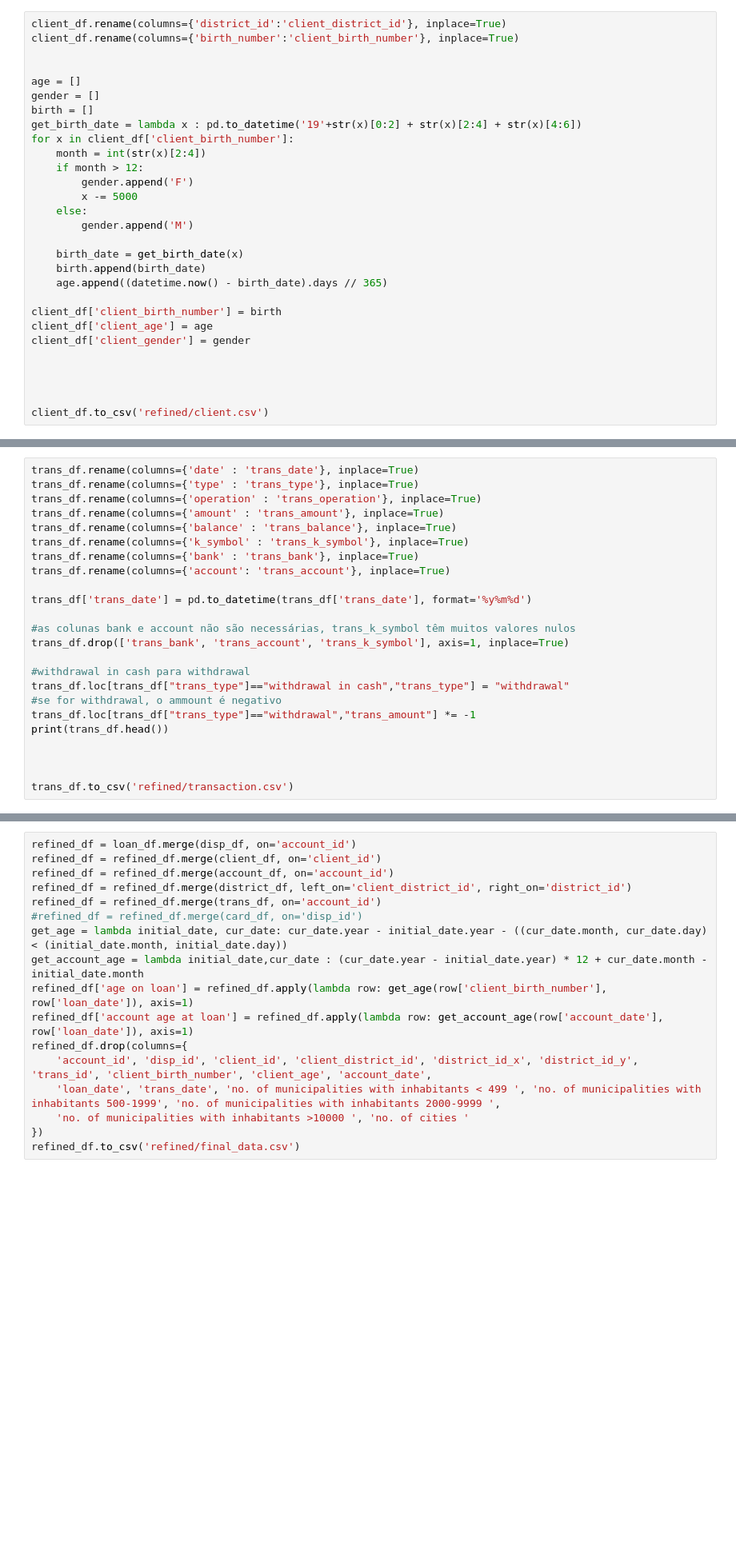
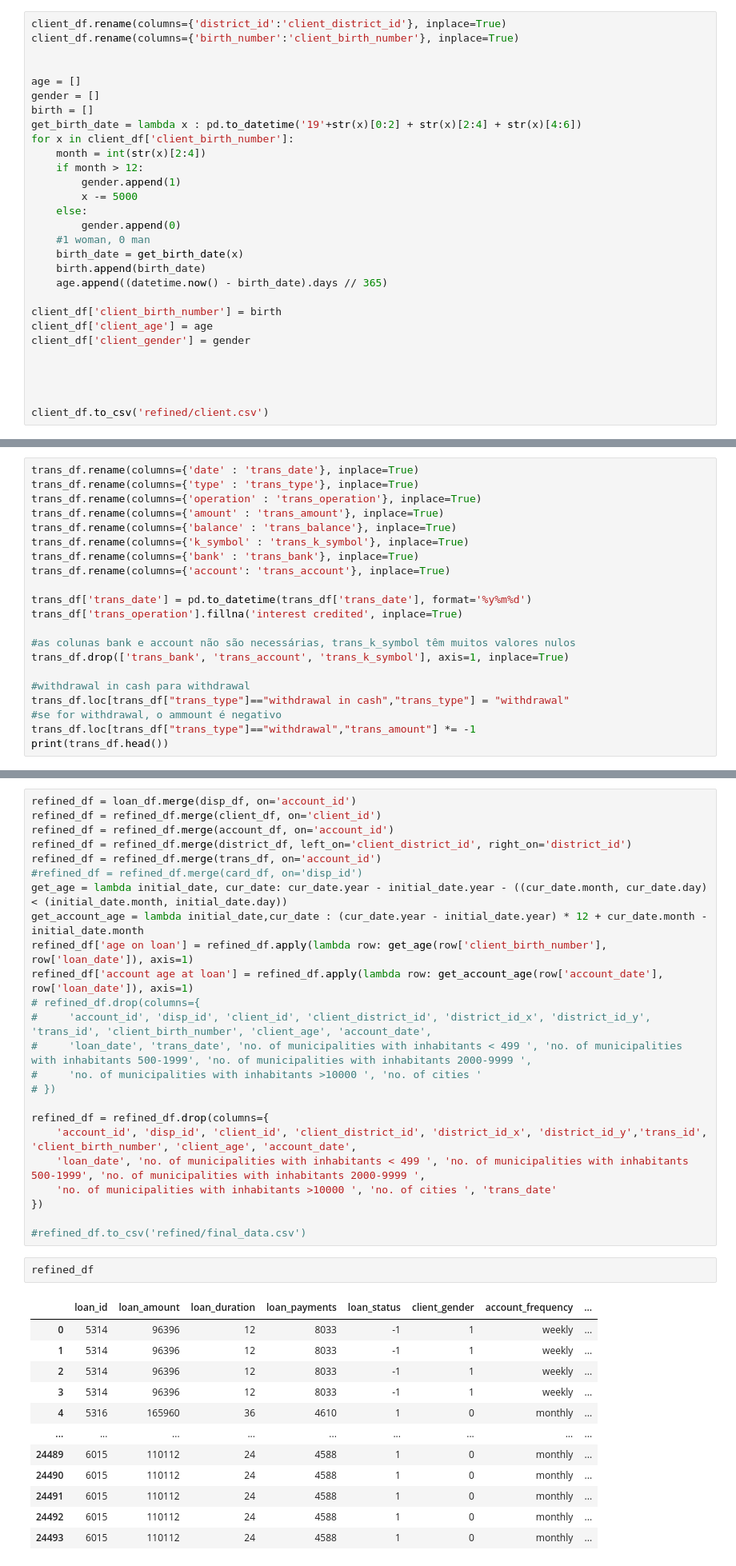
Before and after one commit to BernardoFerreira00/AC-Project, a Jupyter notebook: Notebooks/data processing.ipynb, the cells around one changed output, grey strips where cells are left out. Shown at 80% size. Cells and saved outputs as stored; diff of their text form; blank space fills up the shorter version.

Commit message:
data processing done

```diff
--- a/Notebooks/data processing.ipynb
+++ b/Notebooks/data processing.ipynb
@@ -48,11 +49,11 @@ get_birth_date = lambda x : pd.to_datetime('19'+str(x)[0:2] + str(x)[2:4] + str(
 for x in client_df['client_birth_number']:
     month = int(str(x)[2:4])
     if month > 12:
-        gender.append('F')
+        gender.append(1)
         x -= 5000
     else:
-        gender.append('M')
-
+        gender.append(0)
+    #1 woman, 0 man
     birth_date = get_birth_date(x)
     birth.append(birth_date)
     age.append((datetime.now() - birth_date).days // 365)
@@ -85,6 +86,7 @@ trans_df.rename(columns={'bank' : 'trans_bank'}, inplace=True)
 trans_df.rename(columns={'account': 'trans_account'}, inplace=True)
 
 trans_df['trans_date'] = pd.to_datetime(trans_df['trans_date'], format='%y%m%d')
+trans_df['trans_operation'].fillna('interest credited', inplace=True)
 
 #as colunas bank e account não são necessárias, trans_k_symbol têm muitos valores nulos
 trans_df.drop(['trans_bank', 'trans_account', 'trans_k_symbol'], axis=1, inplace=True)
@@ -94,10 +96,6 @@ trans_df.loc[trans_df["trans_type"]=="withdrawal in cash","trans_type"] = "withd
 #se for withdrawal, o ammount é negativo
 trans_df.loc[trans_df["trans_type"]=="withdrawal","trans_amount"] *= -1
 print(trans_df.head())
-
-
-
-trans_df.to_csv('refined/transaction.csv')
 # %% [output]
    trans_id  account_id trans_date trans_type               trans_operation  \
 0   1548749        5270 1993-01-13     credit                credit in cash
@@ -174,9 +172,31 @@ get_age = lambda initial_date, cur_date: cur_date.year - initial_date.year - ((c
 get_account_age = lambda initial_date,cur_date : (cur_date.year - initial_date.year) * 12 + cur_date.month - initial_date.month
 refined_df['age on loan'] = refined_df.apply(lambda row: get_age(row['client_birth_number'], row['loan_date']), axis=1)
 refined_df['account age at loan'] = refined_df.apply(lambda row: get_account_age(row['account_date'], row['loan_date']), axis=1)
-refined_df.drop(columns={
-    'account_id', 'disp_id', 'client_id', 'client_district_id', 'district_id_x', 'district_id_y', 'trans_id', 'client_birth_number', 'client_age', 'account_date',
-    'loan_date', 'trans_date', 'no. of municipalities with inhabitants < 499 ', 'no. of municipalities with inhabitants 500-1999', 'no. of municipalities with inhabitants 2000-9999 ',
-    'no. of municipalities with inhabitants >10000 ', 'no. of cities '
+# refined_df.drop(columns={
+#     'account_id', 'disp_id', 'client_id', 'client_district_id', 'district_id_x', 'district_id_y', 'trans_id', 'client_birth_number', 'client_age', 'account_date',
+#     'loan_date', 'trans_date', 'no. of municipalities with inhabitants < 499 ', 'no. of municipalities with inhabitants 500-1999', 'no. of municipalities with inhabitants 2000-9999 ',
+#     'no. of municipalities with inhabitants >10000 ', 'no. of cities '
+# })
+
+refined_df = refined_df.drop(columns={
+    'account_id', 'disp_id', 'client_id', 'client_district_id', 'district_id_x', 'district_id_y','trans_id', 'client_birth_number', 'client_age', 'account_date',
+    'loan_date', 'no. of municipalities with inhabitants < 499 ', 'no. of municipalities with inhabitants 500-1999', 'no. of municipalities with inhabitants 2000-9999 ',
+    'no. of municipalities with inhabitants >10000 ', 'no. of cities ', 'trans_date'
 })
-refined_df.to_csv('refined/final_data.csv')
+
+#refined_df.to_csv('refined/final_data.csv')
+# %%
+refined_df
+# %% [output]
+|  | loan_id | loan_amount | loan_duration | loan_payments | loan_status | client_gender | account_frequency | ... |
+| 0 | 5314 | 96396 | 12 | 8033 | -1 | 1 | weekly | ... |
+| 1 | 5314 | 96396 | 12 | 8033 | -1 | 1 | weekly | ... |
+| 2 | 5314 | 96396 | 12 | 8033 | -1 | 1 | weekly | ... |
+| 3 | 5314 | 96396 | 12 | 8033 | -1 | 1 | weekly | ... |
+| 4 | 5316 | 165960 | 36 | 4610 | 1 | 0 | monthly | ... |
+| ... | ... | ... | ... | ... | ... | ... | ... | ... |
+| 24489 | 6015 | 110112 | 24 | 4588 | 1 | 0 | monthly | ... |
+| 24490 | 6015 | 110112 | 24 | 4588 | 1 | 0 | monthly | ... |
+| 24491 | 6015 | 110112 | 24 | 4588 | 1 | 0 | monthly | ... |
+| 24492 | 6015 | 110112 | 24 | 4588 | 1 | 0 | monthly | ... |
+| 24493 | 6015 | 110112 | 24 | 4588 | 1 | 0 | monthly | ... |
```
Also changed, not shown: parts of 7 cells of this notebook.
